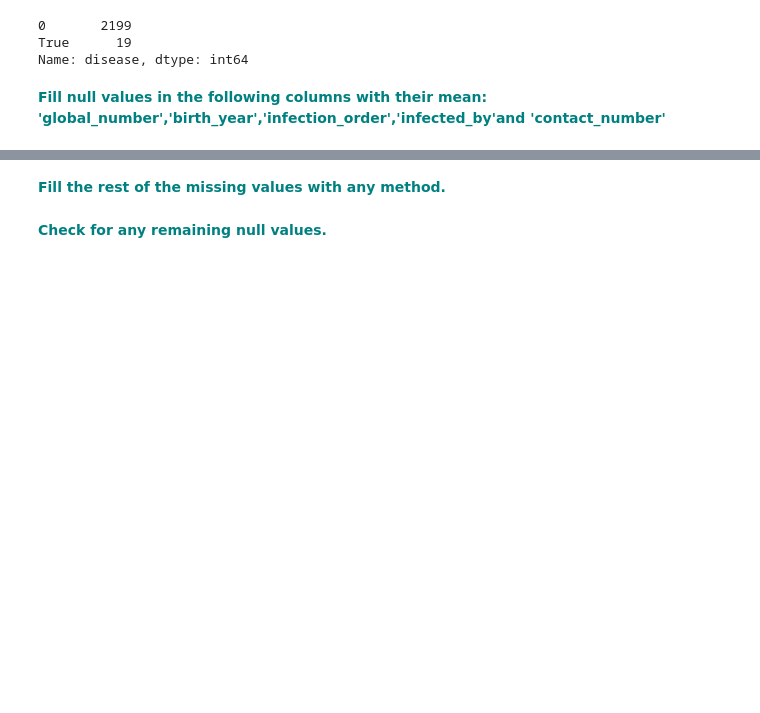
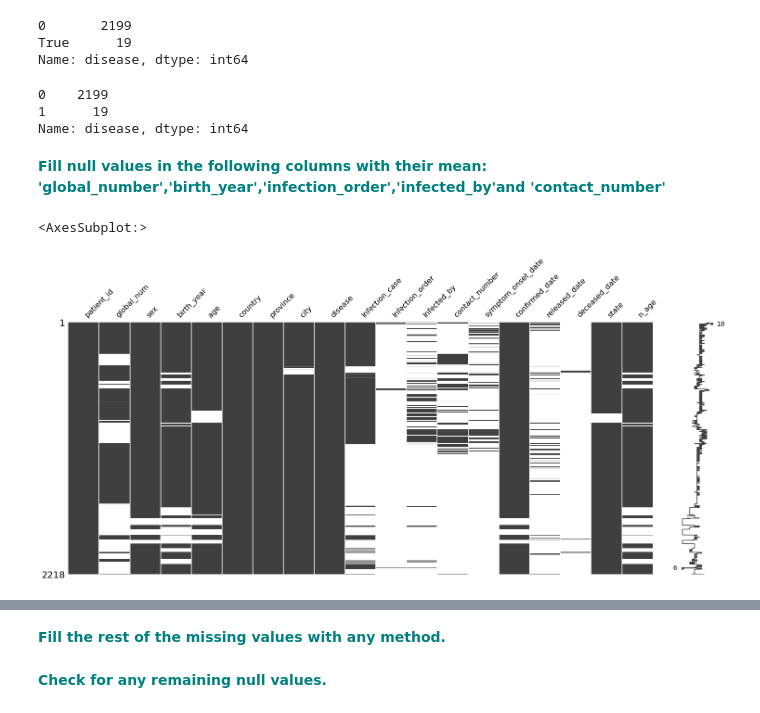
Before and after one commit to demiroz/dsc, a Jupyter notebook: Unit 14 - Supervised Learning/14.4 Random Forest Coronavirus case study/RandomForest_casestudy_covid19.ipynb, the cells around one changed output, grey strips where cells are left out. Saved outputs shown, nothing was run; the diff lists cells and outputs as text; code cells hidden in the pictures; blank space fills up the shorter version.

```diff
--- a/Unit 14 - Supervised Learning/14.4 Random Forest Coronavirus case study/RandomForest_casestudy_covid19.ipynb
+++ b/Unit 14 - Supervised Learning/14.4 Random Forest Coronavirus case study/RandomForest_casestudy_covid19.ipynb
@@ -194,4 +176,6 @@ True      19
 Name: disease, dtype: int64
+# %%
+df.disease.replace('True',1, inplace = True )
 # %%
 
 df.disease.fillna (0, inplace=True)
@@ -201,5 +185,13 @@ df.disease.value_counts()
 0       2199
 True      19
 Name: disease, dtype: int64
+# %%
+df.disease = df.disease.astype(int)
+# %%
+df.disease.value_counts()
+# %% [output]
+0    2199
+1      19
+Name: disease, dtype: int64
 # %% [markdown]
  **<font color='teal'> Fill null values in the following columns with their mean: 'global_number','birth_year','infection_order','infected_by'and 'contact_number'</font>**
@@ -205,0 +200,5 @@ Name: disease, dtype: int64
+# %%
+msno.matrix(df)
+# %% [output]
+<AxesSubplot:>
+[figure, added]
```
Also changed, not shown: parts of 33 cells of this notebook, 3 other files.
